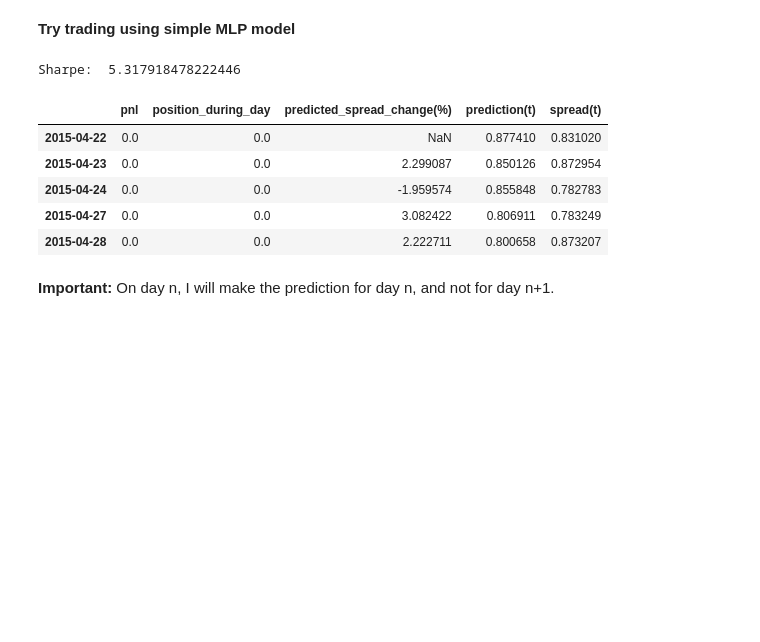
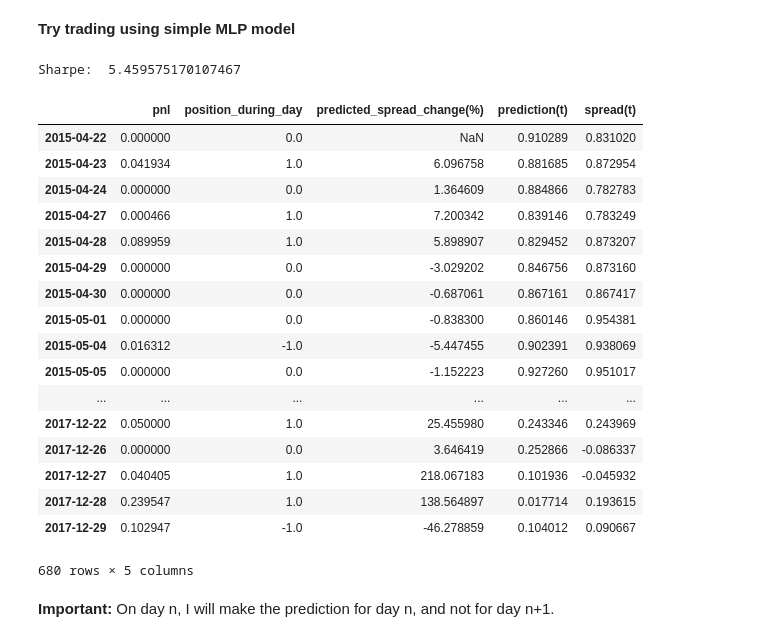
Before and after one commit to simaomsarmento/PairsTrading, a Jupyter notebook: PairsTrading_CommodityETFs-usingANNs.ipynb, the cells around one changed output. Drawn from its saved outputs; the diff is of its cells as text; code cells hidden in the pictures; blank space fills up the shorter version.

```diff
--- a/PairsTrading_CommodityETFs-usingANNs.ipynb
+++ b/PairsTrading_CommodityETFs-usingANNs.ipynb
@@ -541,11 +567,13 @@ def plot_loss(history, title):
 # %% [markdown]
 ## MLP
 # %%
-from keras.models import Sequential
-from keras.layers import Dense
-from keras.optimizers import SGD, Adam
+def apply_MLP(X, y, validation_data, n_in, hidden_nodes, epochs, optimizer, loss_fct):
+    # reset seed
+    #np.random.seed(0) # NumPy
+    #tf.set_random_seed(2) # Tensorflow
+    #random.seed(3) # Python
 
-def apply_MLP(X, y, validation_data, n_in, hidden_nodes, epochs, optimizer, loss_fct):
+
     # define validation set
     X_val = validation_data[0]
     y_val = validation_data[1]
@@ -555,10 +583,21 @@ def apply_MLP(X, y, validation_data, n_in, hidden_nodes, epochs, optimizer, loss
     model.add(Dense(1))
     model.compile(optimizer=optimizer, loss=loss_fct, metrics=['mae'])
     model.summary()
-    history = model.fit(X, y, epochs=epochs, verbose=0, validation_data=validation_data)
-    score = model.evaluate(X_val, y_val, verbose=1)
+
+    # simple early stopping
+    es = EarlyStopping(monitor='val_loss', mode='min', verbose=1, patience=50)
+
+    history = model.fit(X, y, epochs=epochs, verbose=0, validation_data=validation_data,
+                        callbacks=[es], shuffle=False)
+    train_score = model.evaluate(X, y, verbose=0)
+    score = model.evaluate(X_val, y_val, verbose=0)
     predictions = model.predict(X_val)
 
+    print('The mse train loss is: ', train_score[0])
+    print('The mae train loss is: ', train_score[1])
+    print('The mse test loss is: ', score[0])
+    print('The mae test loss is: ', score[1])
+
     return history, score, predictions
 # %%
 # parameters
@@ -566,7 +605,7 @@ n_in = 5
 epochs = 200
 hidden_nodes = 20
 loss_fct = 'mse'
-optimizer = 'Adam'
+optimizer = 'adam'
 train_val_split = int(0.66*len(example_spread))
 # %%
 # prepare data
@@ -616,0 +652,5 @@ The test mae loss is:  0.10995603554389057
+# %%
+# train
+mlp_history, mlp_score, mlp_predictions = apply_MLP(X_train, y_train, (X_val, y_val), n_in, hidden_nodes,
+                                            epochs, optimizer, loss_fct)
+mlp_predictions = pd.Series(data=mlp_predictions.flatten(), index=y_series_val.index)
@@ -695,16 +756,28 @@ pnl, ret, summary, sharpe = forecast_trading(example[2]['X_train'][train_val_spl
                                              #y_series_val,
                                              5, -5)
 # %% [output]
-Sharpe:  5.317918478222446
+Sharpe:  5.459575170107467
 # %%
-summary.head()
+summary
 # %% [output]
 |  | pnl | position_during_day | predicted_spread_change(%) | prediction(t) | spread(t) |
-| 2015-04-22 | 0.0 | 0.0 | NaN | 0.877410 | 0.831020 |
-| 2015-04-23 | 0.0 | 0.0 | 2.299087 | 0.850126 | 0.872954 |
-| 2015-04-24 | 0.0 | 0.0 | -1.959574 | 0.855848 | 0.782783 |
-| 2015-04-27 | 0.0 | 0.0 | 3.082422 | 0.806911 | 0.783249 |
-| 2015-04-28 | 0.0 | 0.0 | 2.222711 | 0.800658 | 0.873207 |
+| 2015-04-22 | 0.000000 | 0.0 | NaN | 0.910289 | 0.831020 |
+| 2015-04-23 | 0.041934 | 1.0 | 6.096758 | 0.881685 | 0.872954 |
+| 2015-04-24 | 0.000000 | 0.0 | 1.364609 | 0.884866 | 0.782783 |
+| 2015-04-27 | 0.000466 | 1.0 | 7.200342 | 0.839146 | 0.783249 |
+| 2015-04-28 | 0.089959 | 1.0 | 5.898907 | 0.829452 | 0.873207 |
+| 2015-04-29 | 0.000000 | 0.0 | -3.029202 | 0.846756 | 0.873160 |
+| 2015-04-30 | 0.000000 | 0.0 | -0.687061 | 0.867161 | 0.867417 |
+| 2015-05-01 | 0.000000 | 0.0 | -0.838300 | 0.860146 | 0.954381 |
+| 2015-05-04 | 0.016312 | -1.0 | -5.447455 | 0.902391 | 0.938069 |
+| 2015-05-05 | 0.000000 | 0.0 | -1.152223 | 0.927260 | 0.951017 |
+| ... | ... | ... | ... | ... | ... |
+| 2017-12-22 | 0.050000 | 1.0 | 25.455980 | 0.243346 | 0.243969 |
+| 2017-12-26 | 0.000000 | 0.0 | 3.646419 | 0.252866 | -0.086337 |
+| 2017-12-27 | 0.040405 | 1.0 | 218.067183 | 0.101936 | -0.045932 |
+| 2017-12-28 | 0.239547 | 1.0 | 138.564897 | 0.017714 | 0.193615 |
+| 2017-12-29 | 0.102947 | -1.0 | -46.278859 | 0.104012 | 0.090667 |
+680 rows × 5 columns
 # %% [markdown]
 **Important:** On day n, I will make the prediction for day n, and not for day n+1.
 # %% [markdown]
```
Also changed, not shown: parts of 28 cells of this notebook, 1 other file.
